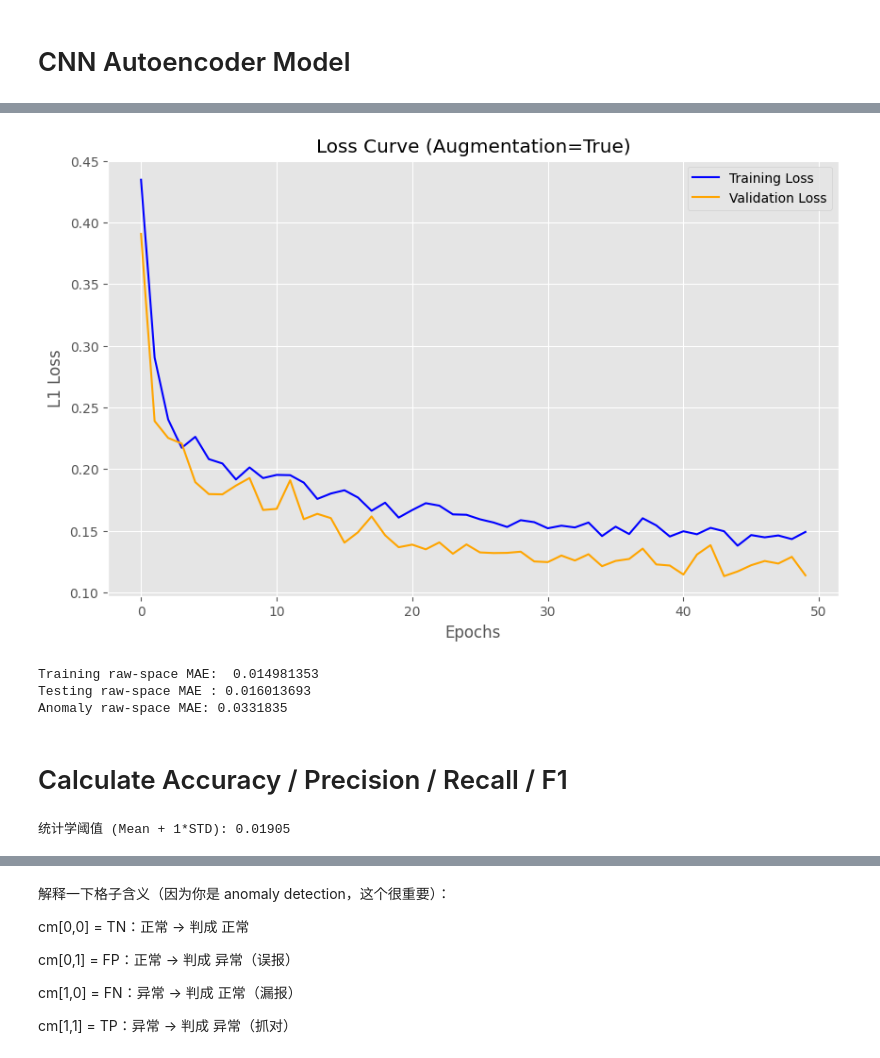
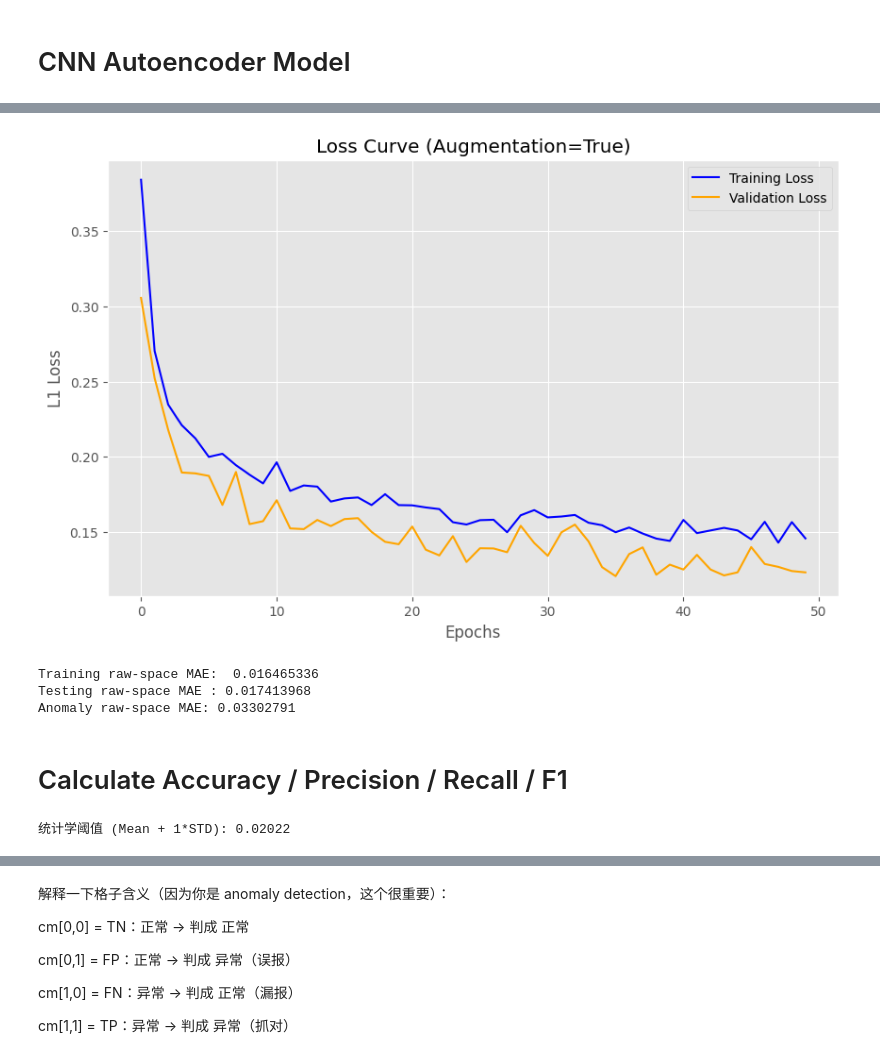
Before and after one commit to Makiato1999/ECG-Detector, a Jupyter notebook: anomaly_detection_cnn_autoencoders_cnn_exp.ipynb, the cells around one changed output, grey strips where cells are left out. Drawn from its saved outputs; the diff is of its cells as text; code cells hidden in the pictures.

```diff
--- a/anomaly_detection_cnn_autoencoders_cnn_exp.ipynb
+++ b/anomaly_detection_cnn_autoencoders_cnn_exp.ipynb
@@ -142,7 +142,7 @@ config = Config(
 # %%
 normal = normal_df.to_numpy().astype(np.float64)
 # anomaly = anomaly_df.to_numpy().astype(np.float64)
-anomaly = anomaly_df.sample(frac=0.10, random_state=42).to_numpy().astype(np.float64)
+anomaly = anomaly_df.sample(n=600)
 # %%
 from types import SimpleNamespace
 
@@ -493,7 +493,7 @@ config64.model_name = "ae_ch64.pt"
 config128.model_name = "ae_ch128.pt"
 config256.model_name = "ae_ch256.pt"
 # %%
-model = AutoEncoder(input_dim=config.input_dim, latent_dim=config.latent_dim, config=config256)
+model = AutoEncoder(input_dim=config.input_dim, latent_dim=config.latent_dim, config=config64)
 print("🚀 Training Started...")
 history = train_model(model, train_loader, validate_loader, config)
 
@@ -526,5 +526,5 @@ Epoch [50/50] Train Loss: 0.149071 | Val Loss: 0.113855
 Training Complete.
-[figure, old version]
+[figure, new version]
 # %%
 def compute_raw_mae(model, loader, scaler, device="cuda"):
     model.eval()
@@ -565,9 +565,9 @@ print("Training raw-space MAE: ", raw_mae_train.mean())
 print("Testing raw-space MAE :", raw_mae_test.mean())
 print("Anomaly raw-space MAE:", raw_mae_anomaly.mean())
 # %% [output]
-Training raw-space MAE:  0.014981353
-Testing raw-space MAE : 0.016013693
-Anomaly raw-space MAE: 0.0331835
+Training raw-space MAE:  0.016465336
+Testing raw-space MAE : 0.017413968
+Anomaly raw-space MAE: 0.03302791
 # %% [markdown]
 # Calculate Accuracy / Precision / Recall / F1
 # %%
@@ -587,7 +587,7 @@ def find_threshold_statistical(loss):
 
 threshold = find_threshold_statistical(raw_mae_train)
 # %% [output]
-统计学阈值 (Mean + 1*STD): 0.01905
+统计学阈值 (Mean + 1*STD): 0.02022
 # %%
 plt.figure(figsize=(12, 6))
 
```
Also changed, not shown: parts of 10 cells of this notebook.
